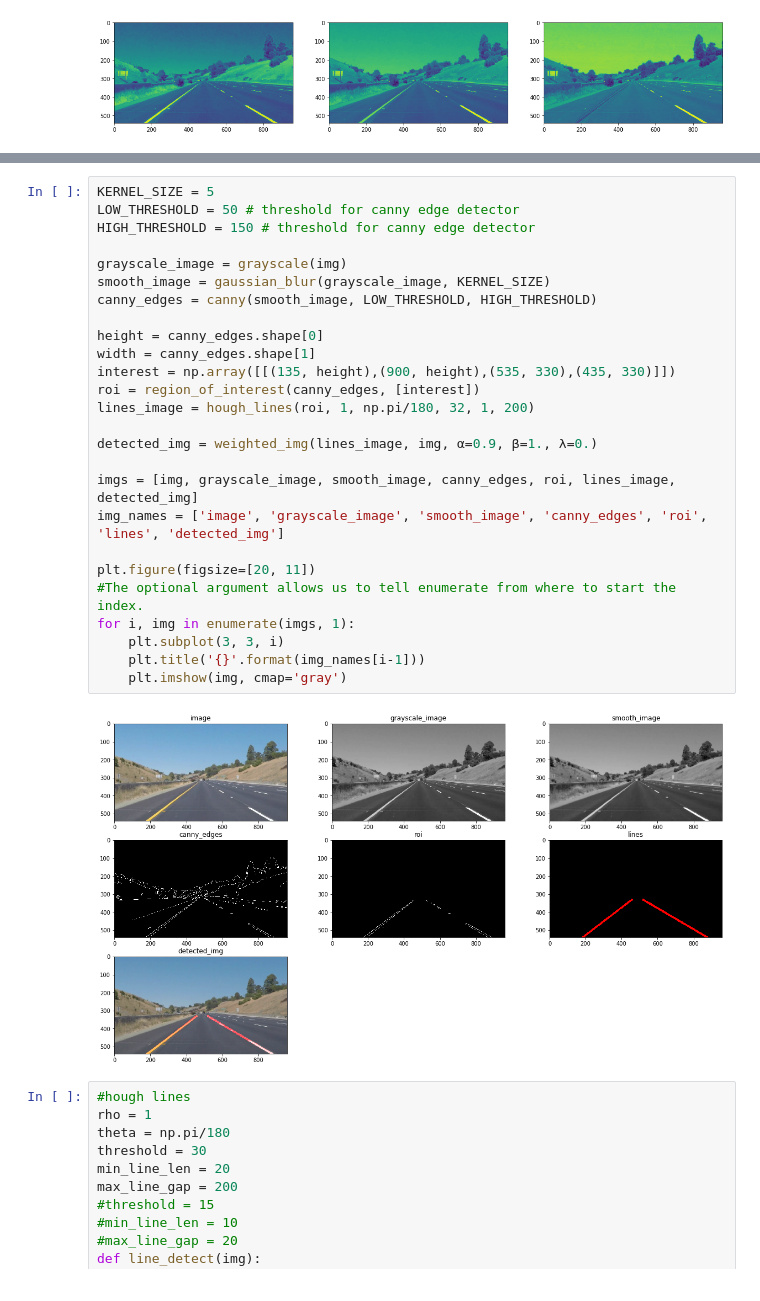
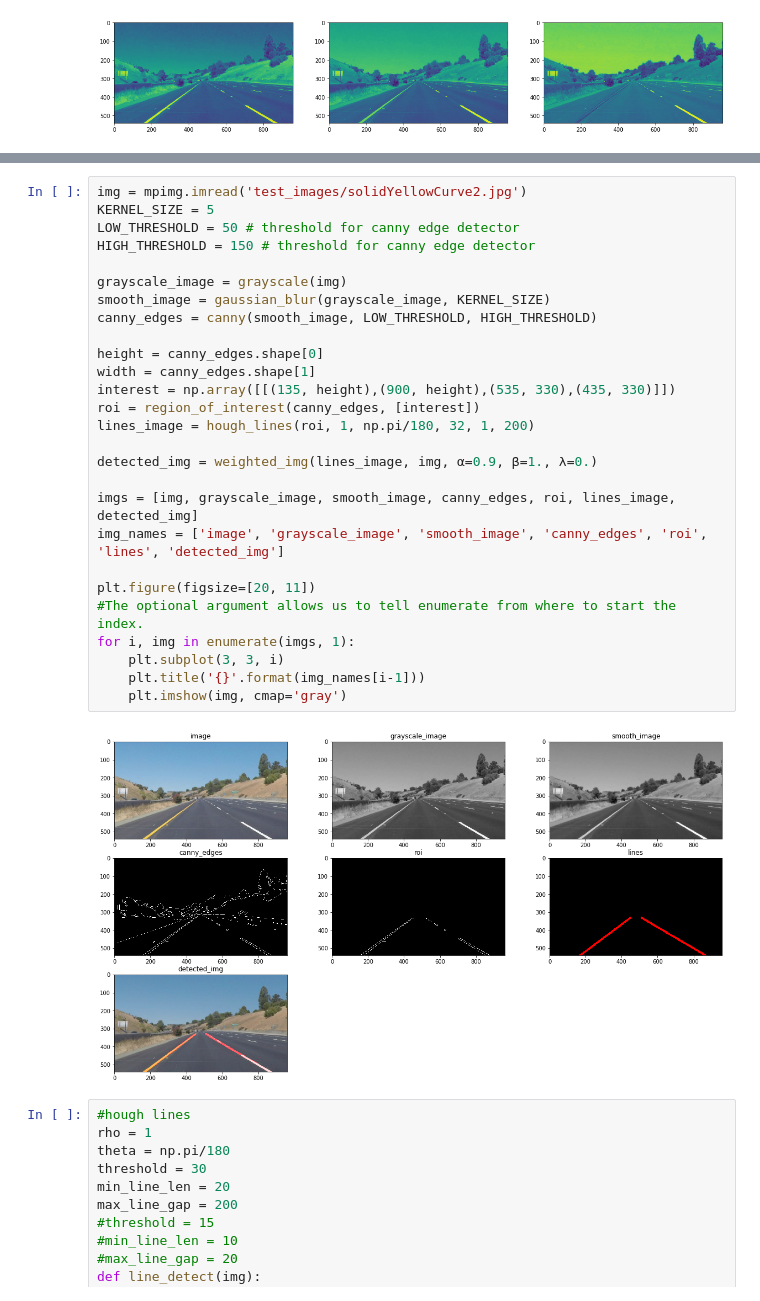
Before and after one commit to piliwilliam0306/Udacity-SDC, a Jupyter notebook: CarND-LaneLines-P1/P1.ipynb, the cells around one changed output, grey strips where cells are left out. Saved outputs shown, nothing was run; the diff lists cells and outputs as text.

```diff
--- a/CarND-LaneLines-P1/P1.ipynb
+++ b/CarND-LaneLines-P1/P1.ipynb
@@ -236,33 +239,34 @@ def weighted_img(img, initial_img, α=0.8, β=1., λ=0.):
     """
     return cv2.addWeighted(initial_img, α, img, β, λ)
 # %%
+img = mpimg.imread('test_images/solidYellowCurve2.jpg')
 KERNEL_SIZE = 5
 LOW_THRESHOLD = 50 # threshold for canny edge detector
 HIGH_THRESHOLD = 150 # threshold for canny edge detector
 
 grayscale_image = grayscale(img)
 smooth_image = gaussian_blur(grayscale_image, KERNEL_SIZE)
 canny_edges = canny(smooth_image, LOW_THRESHOLD, HIGH_THRESHOLD)
 
 height = canny_edges.shape[0]
 width = canny_edges.shape[1]
 interest = np.array([[(135, height),(900, height),(535, 330),(435, 330)]])
 roi = region_of_interest(canny_edges, [interest])
 lines_image = hough_lines(roi, 1, np.pi/180, 32, 1, 200)
 
 detected_img = weighted_img(lines_image, img, α=0.9, β=1., λ=0.)
 
 imgs = [img, grayscale_image, smooth_image, canny_edges, roi, lines_image, detected_img]
 img_names = ['image', 'grayscale_image', 'smooth_image', 'canny_edges', 'roi', 'lines', 'detected_img']
 
 plt.figure(figsize=[20, 11])
 #The optional argument allows us to tell enumerate from where to start the index.
 for i, img in enumerate(imgs, 1):
     plt.subplot(3, 3, i)
     plt.title('{}'.format(img_names[i-1]))
     plt.imshow(img, cmap='gray')
 # %% [output]
-[figure, old version]
+[figure, new version]
 # %%
 #hough lines
 rho = 1
```
Also changed, not shown: parts of 4 cells of this notebook.
